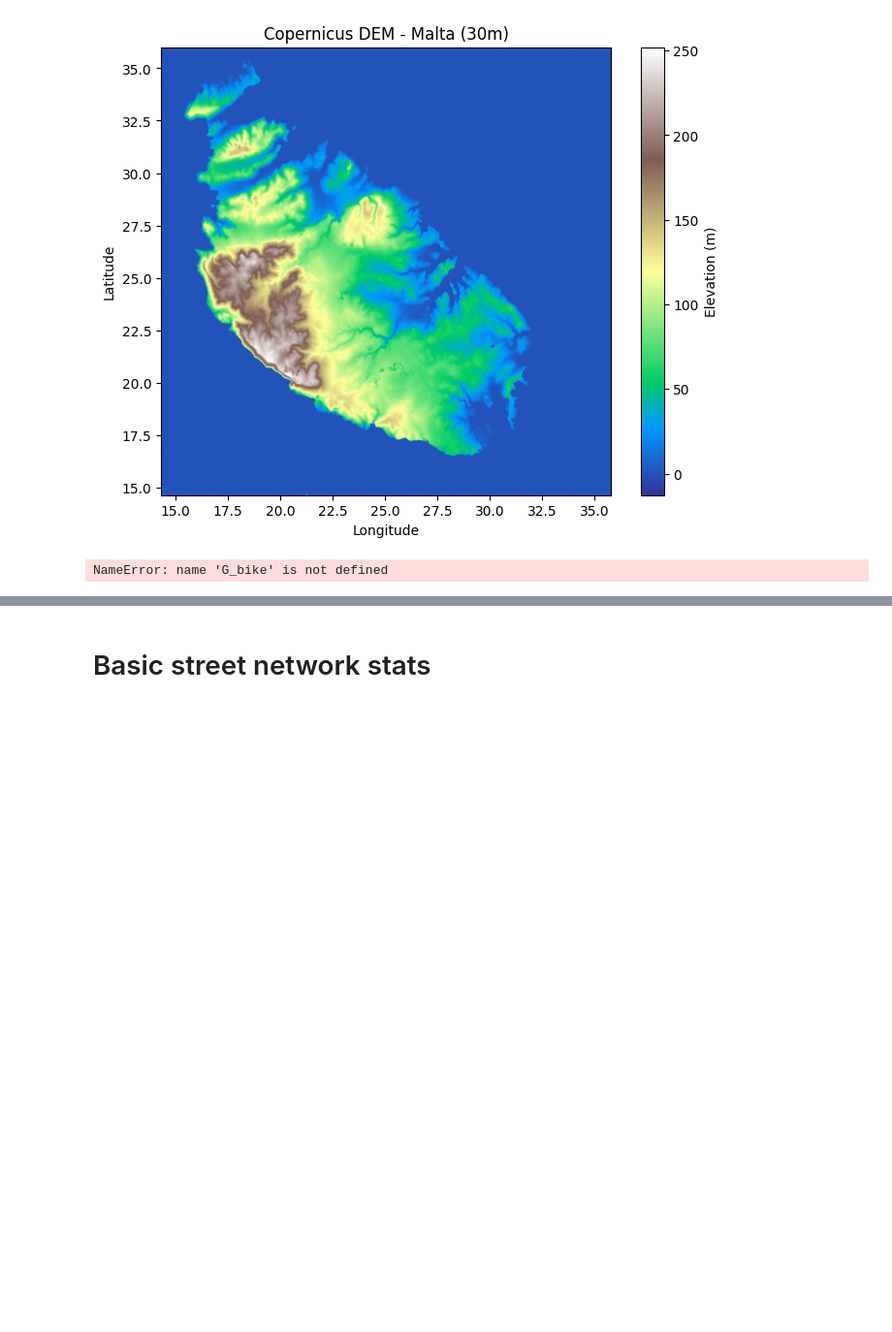
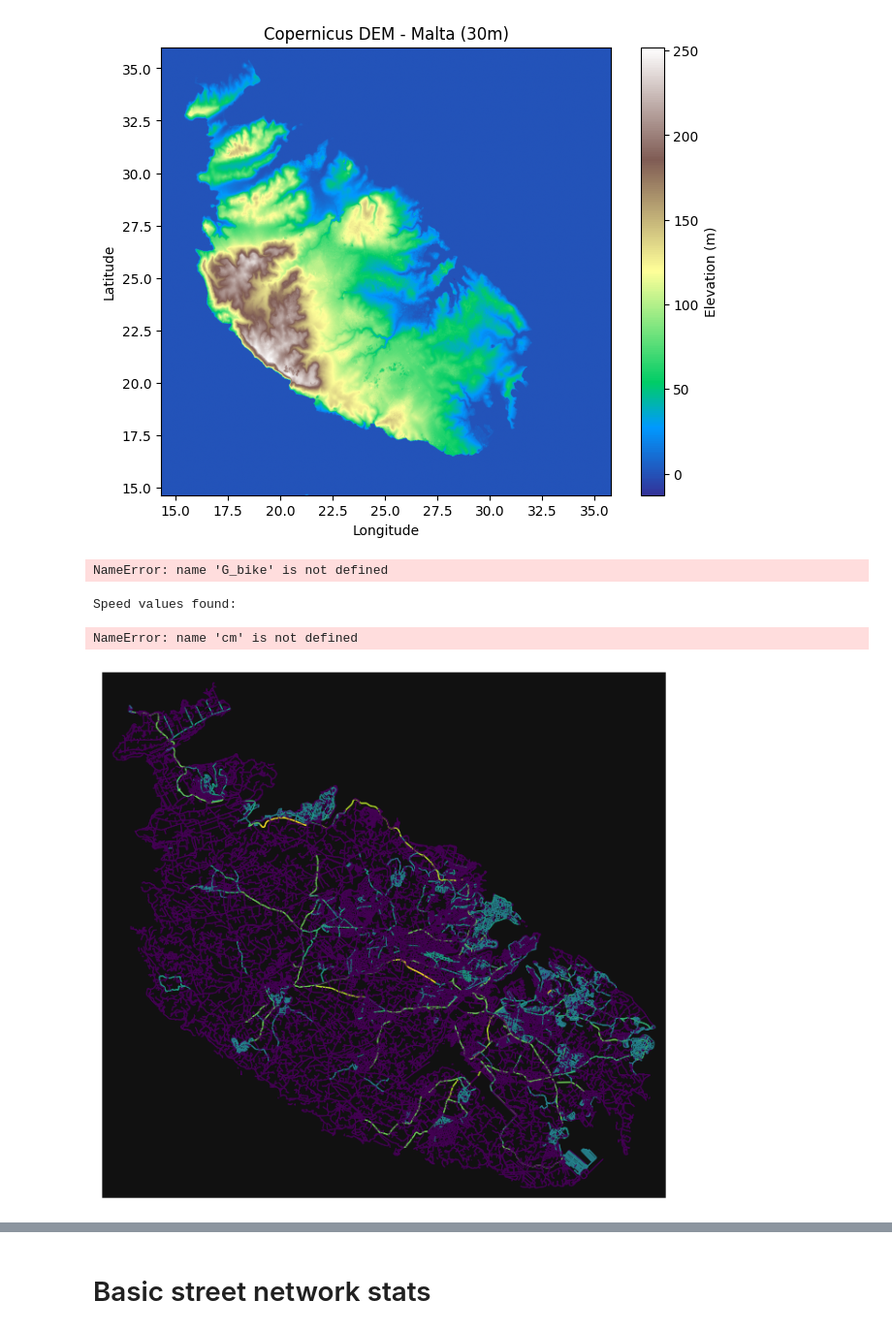
Before and after one commit to Matthew-Pirotta/FYP-OpenPaths, a Jupyter notebook: Code/test.ipynb, the cells around one changed output, grey strips where cells are left out. Shown at 97% size. Drawn from its saved outputs; the diff is of its cells as text; code cells hidden in the pictures; blank space fills up the shorter version.

Commit message:
more refactoring, and pre-processing map data to make it cleaner

```diff
--- a/Code/test.ipynb
+++ b/Code/test.ipynb
@@ -359,3 +351,70 @@ plt.show()
 
 print(f"Edges with grade > 50%: {len([g for g in grade_abs_values if g > 0.5])}")
 print(f"Edges with grade > 100%: {len([g for g in grade_abs_values if g > 1.0])}")
+# %%
+# First, add maxspeed to useful tags (add this to your imports cell)
+from math import ceil, floor
+
+
+ox.settings.useful_tags_way = ox.settings.useful_tags_way + ["bicycle", "cycleway", "maxspeed"]
+
+# Then reload your network to get speed data
+G_bike = ox.graph.graph_from_place("Malta (island)", network_type="bike", simplify=True, retain_all=True)
+
+# Check what speed data you have
+speed_values = []
+for u, v, k, data in G_bike.edges(keys=True, data=True):
+    speed = data.get("maxspeed")
+    if speed:
+        speed_values.append(speed)
+
+print("Speed values found:")
+#print(set(speed_values))
+
+# Function to convert speed strings to numeric values
+def extract_speed_numeric(speed_str):
+    """Convert speed string to numeric value for plotting"""
+    if not speed_str:
+        return -10  # Default speed for roads without speed limit
+
+    if isinstance(speed_str, list):
+        speed_str = speed_str[0]  # Take first speed if multiple
+
+    # Remove units and convert to int
+    speed_str = str(speed_str).replace(" mph", "").replace(" km/h", "").replace("mph", "").replace("kmh", "")
+
+    try:
+        return min(int(speed_str),80)
+    except:
+        return -10  # Default fallback
+
+# Add numeric speed attribute for plotting
+for u, v, k, data in G_bike.edges(keys=True, data=True):
+    speed_raw = data.get("maxspeed")
+    data["speed_numeric"] = extract_speed_numeric(speed_raw)
+
+# Plot colored by speed
+edge_colors = ox.plot.get_edge_colors_by_attr(G_bike, "speed_numeric", cmap="viridis")
+fig, ax = ox.plot.plot_graph(G_bike, node_size=0, edge_color=edge_colors, edge_linewidth=0.8, show=False, close=False)
+
+# Add colorbar
+speed_values = [data.get("speed_numeric", -10) for u, v, k, data in G_bike.edges(keys=True, data=True)]
+min_speed = min(speed_values)
+max_speed = max(speed_values)
+
+sm = cm.ScalarMappable(cmap="viridis", norm=plt.Normalize(vmin=min_speed, vmax=max_speed))
+sm.set_array([])
+cbar = plt.colorbar(sm, ax=ax, shrink=0.8, pad=0.02)
+cbar.set_label("Max Speed (km/h)", rotation=270, labelpad=20)
+plt.title("Malta Bike Network - Colored by Max Speed")
+plt.tight_layout()
+plt.show()
+
+print(f"Speed range: {min_speed} - {max_speed} km/h")
+print(f"Roads with speed data: {len([s for s in speed_values if s != -10])}")
+print(f"Roads with no speed data: {len([s for s in speed_values if s == -10])}")
+print(Counter(speed_values))
+# %% [output]
+Speed values found:
+NameError: name 'cm' is not defined
+[figure, added]
```
Also changed, not shown: parts of 9 cells of this notebook, 4 other files.
